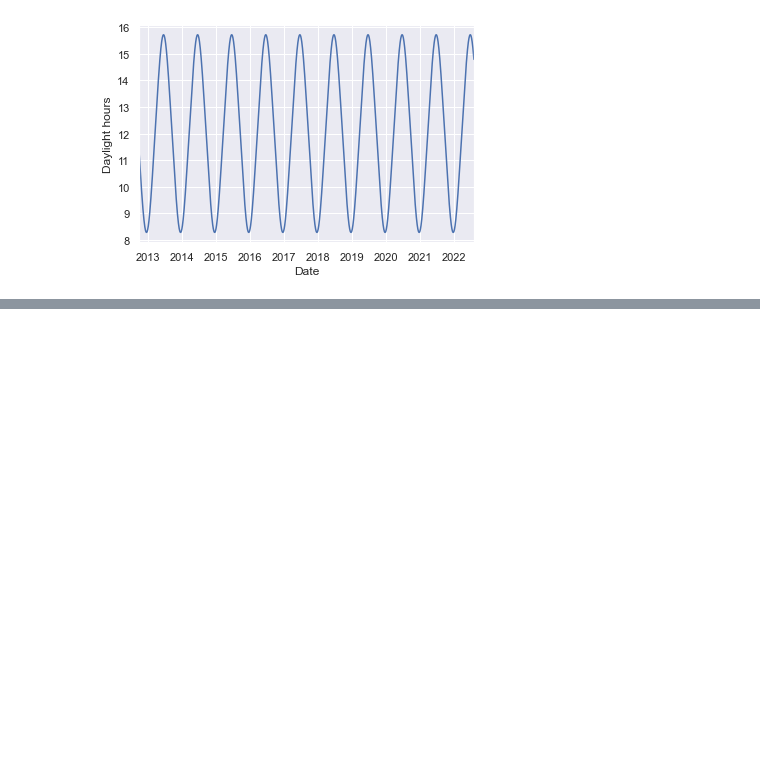
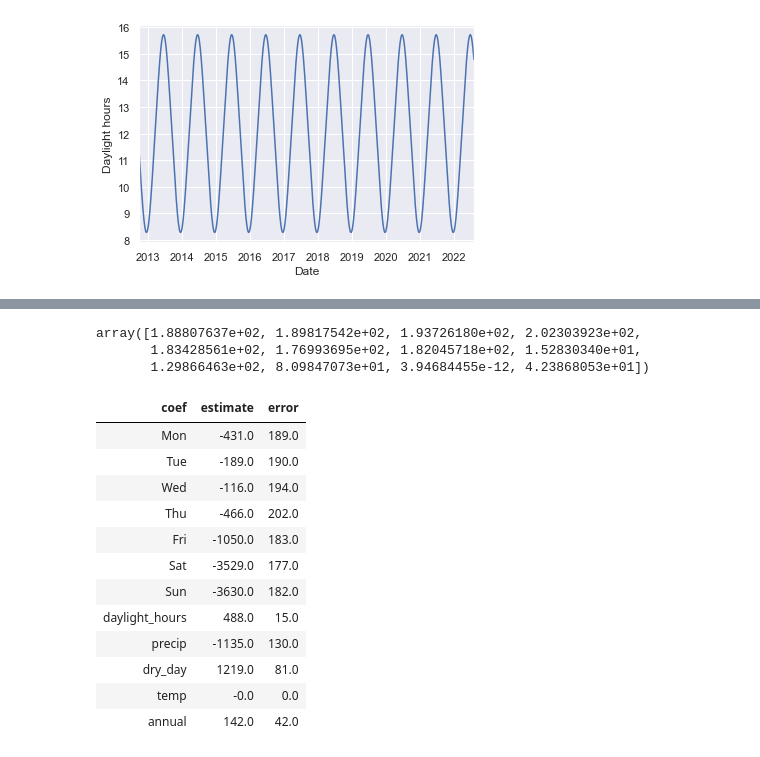
Before and after one commit to taylordunn/python-data-science-handbook, a Jupyter notebook: chapter5/chapter5.ipynb, the cells around one changed output, grey strips where cells are left out. Saved outputs shown, nothing was run; the diff lists cells and outputs as text; code cells hidden in the pictures; blank space fills up the shorter version.

```diff
--- a/chapter5/chapter5.ipynb
+++ b/chapter5/chapter5.ipynb
@@ -1258,0 +1345,29 @@ daily['daylight_hours'].plot(ylabel='Daylight hours');
+# %%
+err = np.std([model.fit(*resample(X, y)).coef_
+              for i in range(1000)], axis=0)
+err
+# %% [output]
+array([1.88807637e+02, 1.89817542e+02, 1.93726180e+02, 2.02303923e+02,
+       1.83428561e+02, 1.76993695e+02, 1.82045718e+02, 1.52830340e+01,
+       1.29866463e+02, 8.09847073e+01, 3.94684455e-12, 4.23868053e+01])
+# %%
+pd.DataFrame({'coef': model.feature_names_in_, 'estimate': model.coef_.round(0),
+              'error': err.round(0)}) \
+    .style \
+    .hide(axis='index') \
+    .format({'estimate': '{:.1f}', 'error': '{:.1f}'}) \
+    .background_gradient(axis='rows', subset=['estimate', 'error'])
+# %% [output]
+| coef | estimate | error |
+| Mon | -431.0 | 189.0 |
+| Tue | -189.0 | 190.0 |
+| Wed | -116.0 | 194.0 |
+| Thu | -466.0 | 202.0 |
+| Fri | -1050.0 | 183.0 |
+| Sat | -3529.0 | 177.0 |
+| Sun | -3630.0 | 182.0 |
+| daylight_hours | 488.0 | 15.0 |
+| precip | -1135.0 | 130.0 |
+| dry_day | 1219.0 | 81.0 |
+| temp | -0.0 | 0.0 |
+| annual | 142.0 | 42.0 |
```
Also changed, not shown: parts of 16 cells of this notebook.
